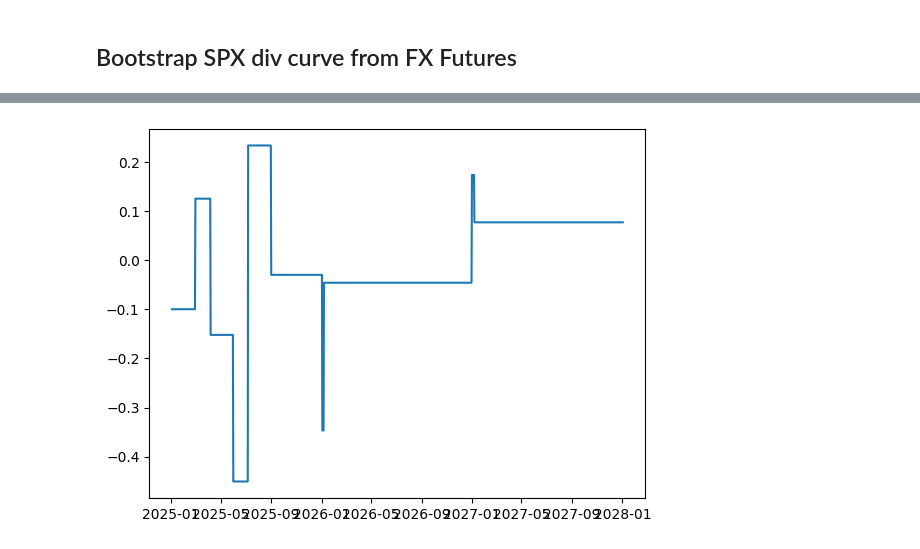
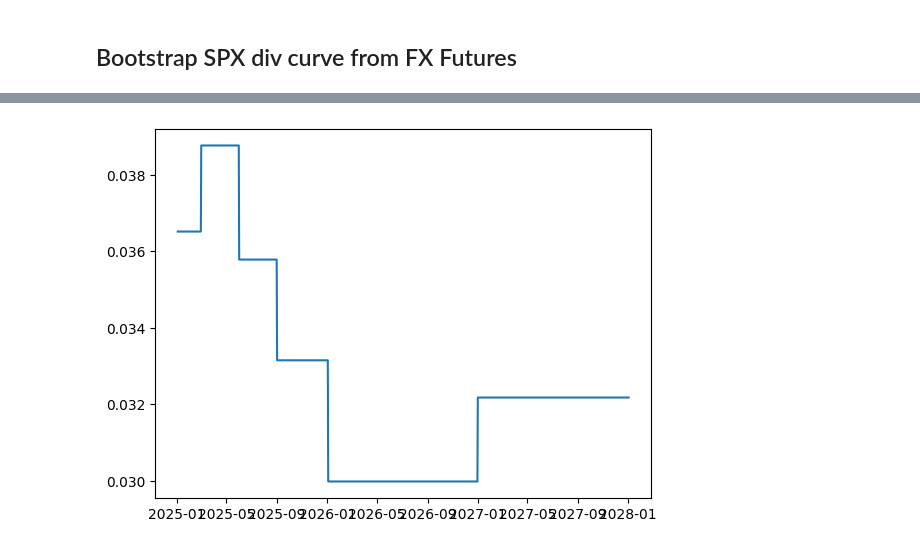
Before and after one commit to alienbrett/financial-security-classes, a Jupyter notebook: fixed_income.ipynb, the cells around one changed output, grey strips where cells are left out. Cells and saved outputs as stored; diff of their text form; code cells hidden in the pictures.

```diff
--- a/fixed_income.ipynb
+++ b/fixed_income.ipynb
@@ -1413,6 +1417,7 @@ got default funding for ccy USD SOFR
 end = '3y'
 spx_fwds = eq_curve.curves['SPX'].forwards( end=end, dc=fs.DayCount.Actual360,)
 sfr_fwds = eq_curve.curves['SOFR'].forwards( end=end, dc=fs.DayCount.Actual360,)
-(100*(spx_fwds - sfr_fwds)).plot()
+# (100*(spx_fwds - sfr_fwds)).plot()
+spx_fwds.plot()
 None
 # %% [output]
@@ -1419 +1441 @@ None
-[figure, old version]
+[figure, new version]
```
Also changed, not shown: parts of 17 cells of this notebook, 1 other file.
